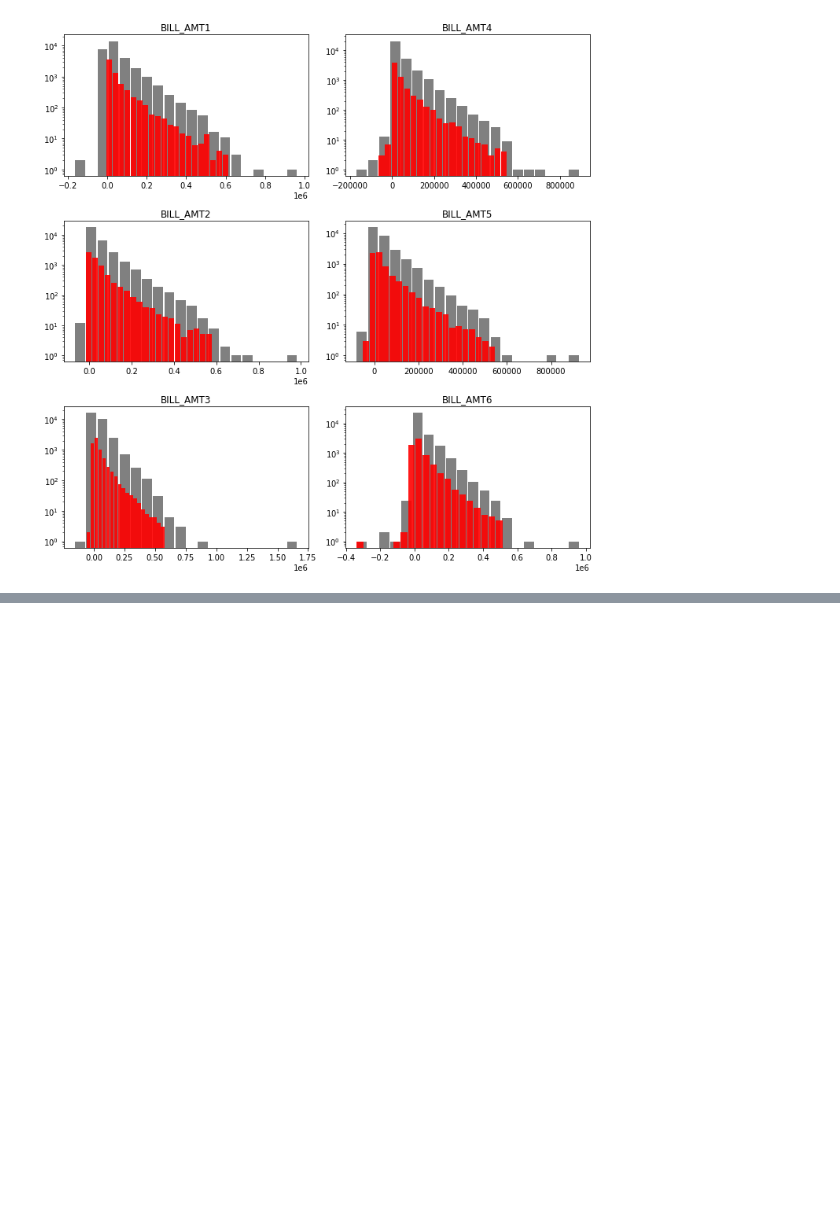
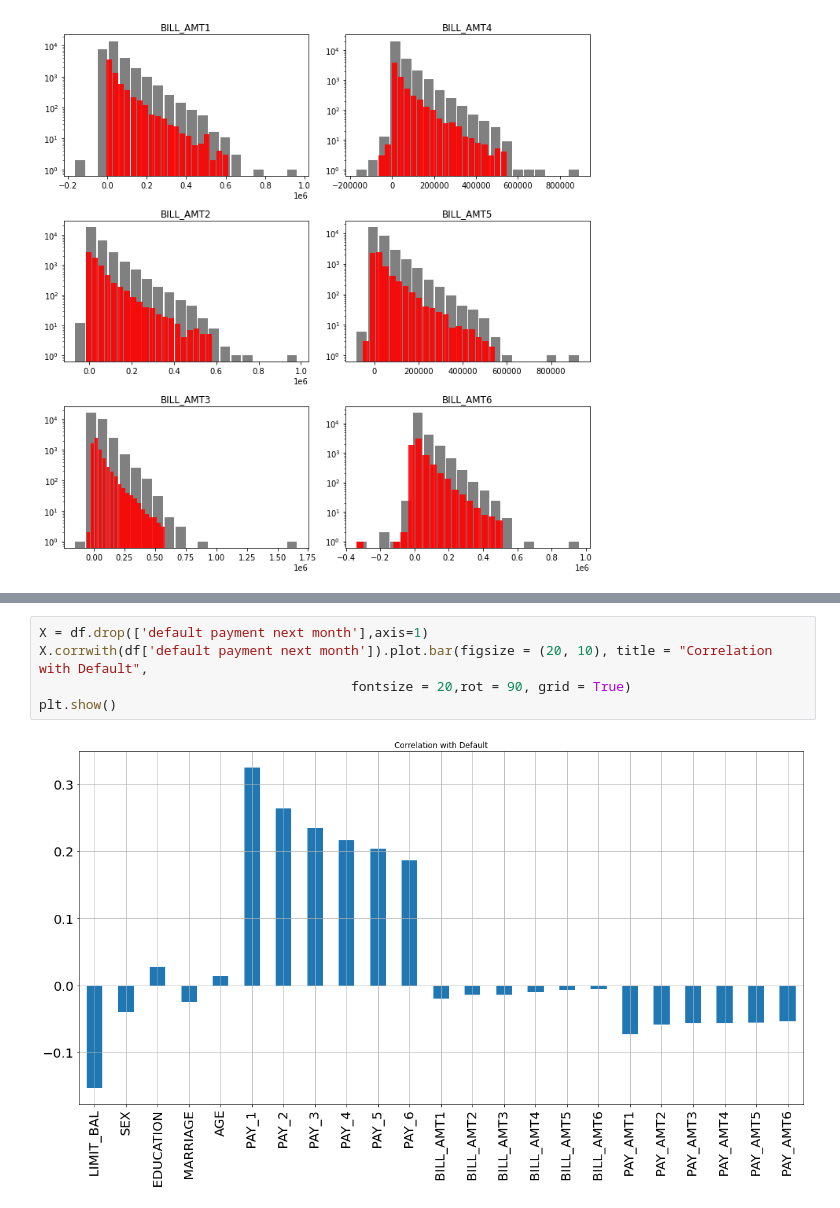
Before and after one commit to AnkitPatel745/Credit-Card-Default-Prediction-Capstone-Project, a Jupyter notebook: Credit_Card_Default_Prediction_Capstone_Project.ipynb, the cells around one changed output, grey strips where cells are left out. Saved outputs shown, nothing was run; the diff lists cells and outputs as text; blank space fills up the shorter version.

```diff
--- a/Credit_Card_Default_Prediction_Capstone_Project.ipynb
+++ b/Credit_Card_Default_Prediction_Capstone_Project.ipynb
@@ -609,0 +632,7 @@ plt.show()
+# %%
+X = df.drop(['default payment next month'],axis=1)
+X.corrwith(df['default payment next month']).plot.bar(figsize = (20, 10), title = "Correlation with Default",
+                                        fontsize = 20,rot = 90, grid = True)
+plt.show()
+# %% [output]
+[figure, added]
```
Also changed, not shown: parts of 11 cells of this notebook.
